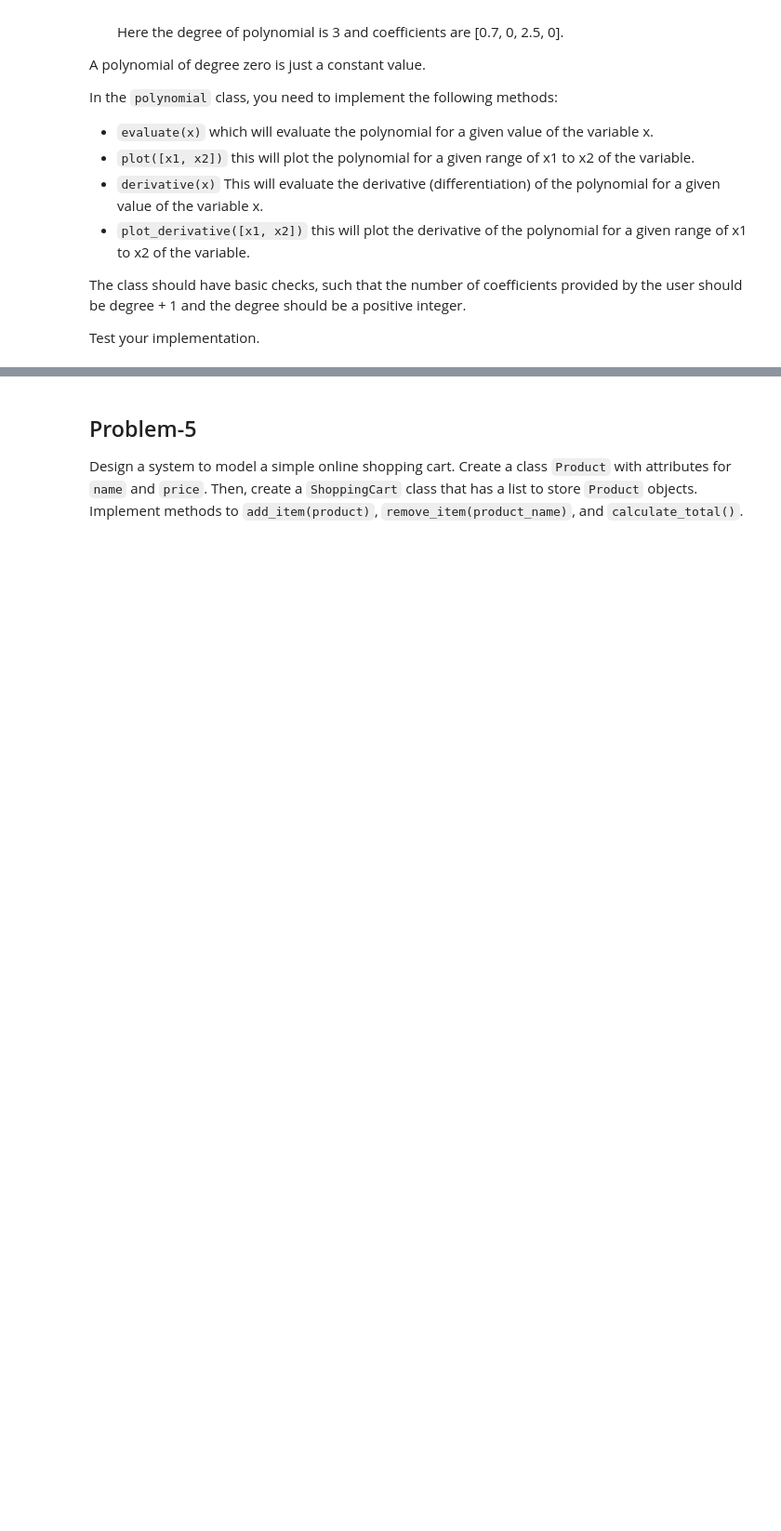
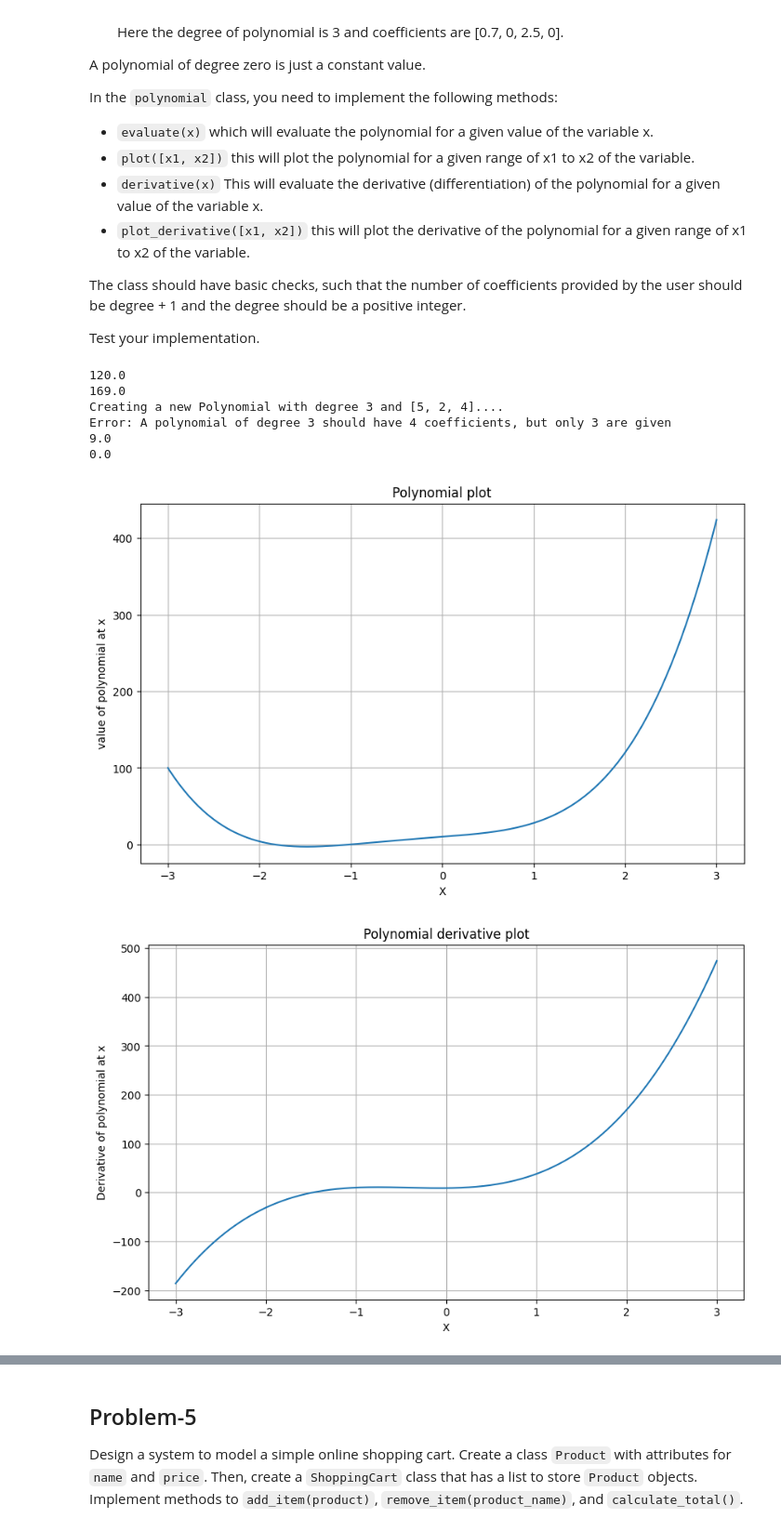
Before and after one commit to Sumanabec/DataScience-AI-ML-2025-Sumana, a Jupyter notebook: Assignment-04-OOP/Assignment-04-Object_oriented_programming.ipynb, the cells around one changed output, grey strips where cells are left out. Shown at 93% size. Saved outputs shown, nothing was run; the diff lists cells and outputs as text; code cells hidden in the pictures; blank space fills up the shorter version.

Commit message:
Polynomial and Shopping cart

```diff
--- a/Assignment-04-OOP/Assignment-04-Object_oriented_programming.ipynb
+++ b/Assignment-04-OOP/Assignment-04-Object_oriented_programming.ipynb
@@ -328,0 +414,32 @@ Test your implementation.
+# %%
+import numpy as np
+
+p = Polynomial(4,[3, 5, 1, 9, 10])
+print(p.evaluate(2))
+
+print(p.derivative_func(2))
+
+try:
+    degree = 3
+    coefficients = [5,2,4]
+    print(f"Creating a new Polynomial with degree {degree} and {coefficients}....")
+    p1 = Polynomial(degree,coefficients)
+except ValueError as err:
+    print(f"Error: {err}")
+
+p2 = Polynomial(0,[9])
+print(p2.evaluate(2))
+print(p2.derivative_func(2))
+
+
+p.plot(-3,3)
+p.plot_derivative(-3,3)
+# %% [output]
+120.0
+169.0
+Creating a new Polynomial with degree 3 and [5, 2, 4]....
+Error: A polynomial of degree 3 should have 4 coefficients, but only 3 are given
+9.0
+0.0
+[figure, added]
+[figure, added]
```
Also changed, not shown: parts of 6 cells of this notebook.
